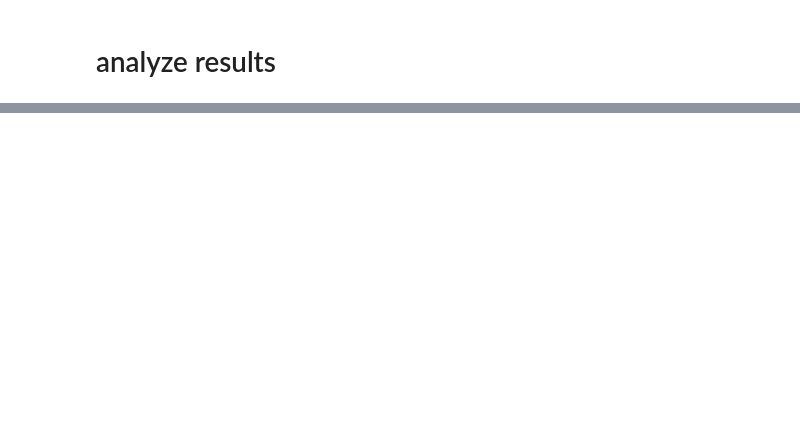
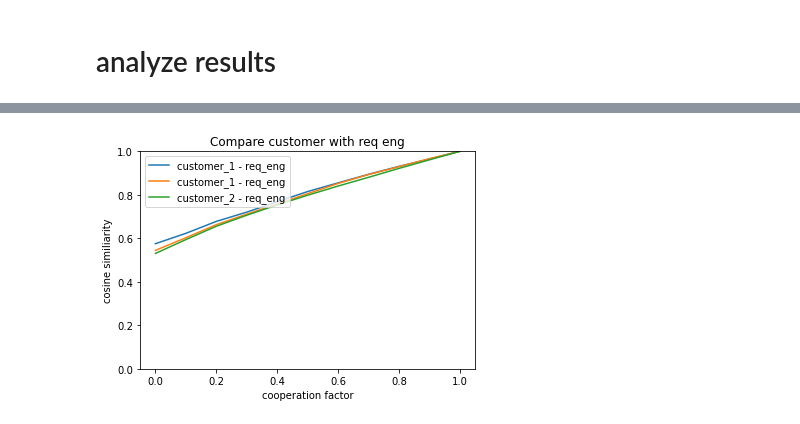
Before and after one commit to VasiliySeibert/hicss23, a Jupyter notebook: experiment.ipynb, the cells around one changed output, grey strips where cells are left out. Drawn from its saved outputs; the diff is of its cells as text; code cells hidden in the pictures; blank space fills up the shorter version.

```diff
--- a/experiment.ipynb
+++ b/experiment.ipynb
@@ -259,2 +306,5 @@ print(len(final_nouns))
 # %% [markdown]
 # Experiment
+# %%
+cooperation_factors = [0, 0.1, 0.2, 0.3, 0.4, 0.5, 0.6, 0.7, 0.8, 0.9, 1]
+cooperation_factors
@@ -262,0 +431,25 @@ print(len(final_nouns))
+# %%
+def analyze_participants_vector(reference_customer, cp):
+
+    for element in collect:
+        if element["customer"] == reference_customer and element["cp"] == cp:
+            vector_1 = element["customer_vector"]
+            vector_2 = element["r_eng_vector"]
+
+
+    return get_distance(np.array(vector_1), np.array(vector_2))
+# %%
+# analyze final subjects and plot them
+X = [[], [], []] # three list for the three comparisions
+Y = [[], [], []]
+
+for cp in cooperation_factors:
+
+    Y[0].append(cp)
+    X[0].append(analyze_participants_vector("customer_1", cp))
+    # ...
+    Y[1].append(cp)
+    X[1].append(analyze_participants_vector("customer_2", cp))
+    # ...
+    Y[2].append(cp)
+    X[2].append(analyze_participants_vector("customer_3", cp))
@@ -262,0 +470,19 @@ print(len(final_nouns))
+# %%
+import matplotlib.pyplot as plt
+
+plt.ylabel("cosine similiarity")
+plt.xlabel("cooperation factor")
+
+plt.legend([])
+plt.title("Compare customer with req eng")
+
+plt.plot(Y[0], X[0], label="customer_1 - req_eng")
+plt.plot(Y[1], X[1], label="customer_1 - req_eng")
+plt.plot(Y[2], X[2], label="customer_2 - req_eng")
+
+plt.legend(loc="upper left")
+plt.ylim(0, 1.0)
+
+plt.show()
+# %% [output]
+[figure, added]
```
Also changed, not shown: parts of 25 cells of this notebook.
